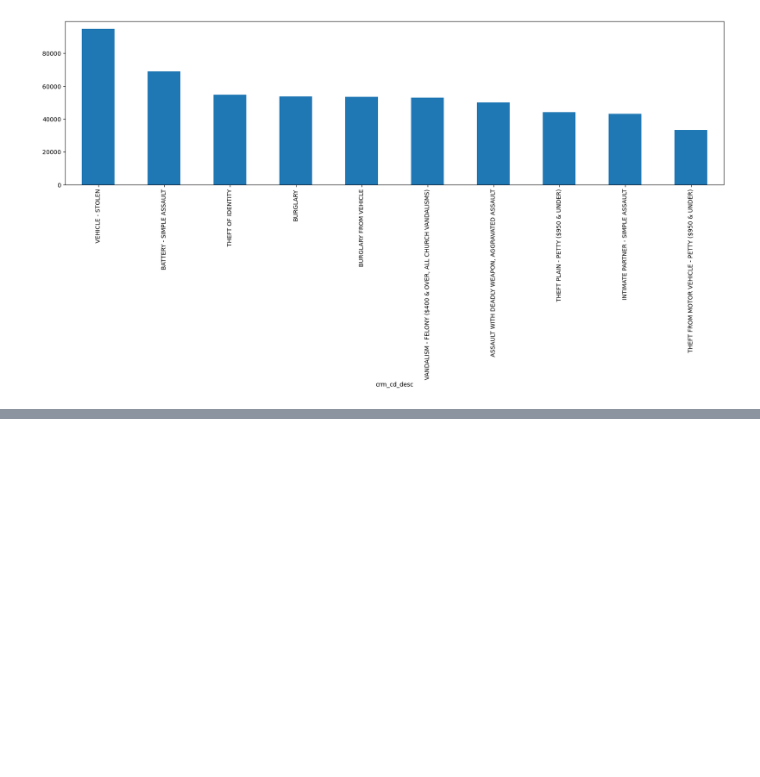
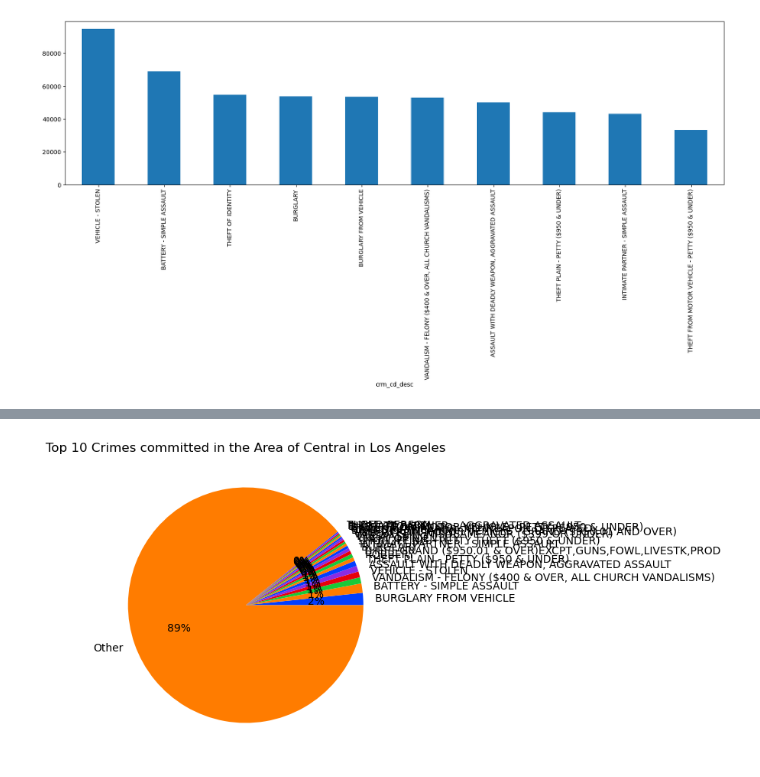
Before and after one commit to wiseorcool/Project-1-Team-4, a Jupyter notebook: April 10th Initial Graphs/json-response.ipynb, the cells around one changed output, grey strips where cells are left out. Saved outputs shown, nothing was run; the diff lists cells and outputs as text; code cells hidden in the pictures; blank space fills up the shorter version.

```diff
--- a/April 10th Initial Graphs/json-response.ipynb
+++ b/April 10th Initial Graphs/json-response.ipynb
@@ -543,0 +560,29 @@ premis_count
+# %%
+All_Crimes_Comitted_in_Central=response_df_formatted[response_df_formatted["area_name"]=="Central"]["crm_cd_desc"].value_counts().sort_values(ascending=False)
+# Count is 62658
+
+
+# Threshold for identifying crimes with less than 4.95% of total crimes
+threshold = All_Crimes_Comitted_in_Central.values.sum() * 0.01
+
+# Create new data and add only crimes which are greater than the threshold of 6%
+Crimes_Comitted_in_Central_large_Category = All_Crimes_Comitted_in_Central[All_Crimes_Comitted_in_Central >= threshold]
+Crimes_Comitted_in_Central_small_Category = All_Crimes_Comitted_in_Central[All_Crimes_Comitted_in_Central < threshold]
+other_value_sum = Top_Area_LosAngeles_small_Category.sum()
+Crimes_Comitted_in_Central_other_Category = pd.concat([Crimes_Comitted_in_Central_large_Category, pd.Series({'Other': other_value_sum})])
+
+
+#define data
+plt.figure(figsize=(10,5))
+data=Crimes_Comitted_in_Central_other_Category.values
+labels=Crimes_Comitted_in_Central_other_Category.index
+
+# #define Seaborn color palette to use
+colors = sns.color_palette('bright')[0:5]
+
+
+plt.pie(x=data,labels=labels,colors=colors,autopct='%.0f%%')
+plt.title("Top 10 Crimes committed in the Area of Central in Los Angeles")
+plt.show()
+# %% [output]
+[figure, added]
```
Also changed, not shown: parts of 29 cells of this notebook, 3 other files.
